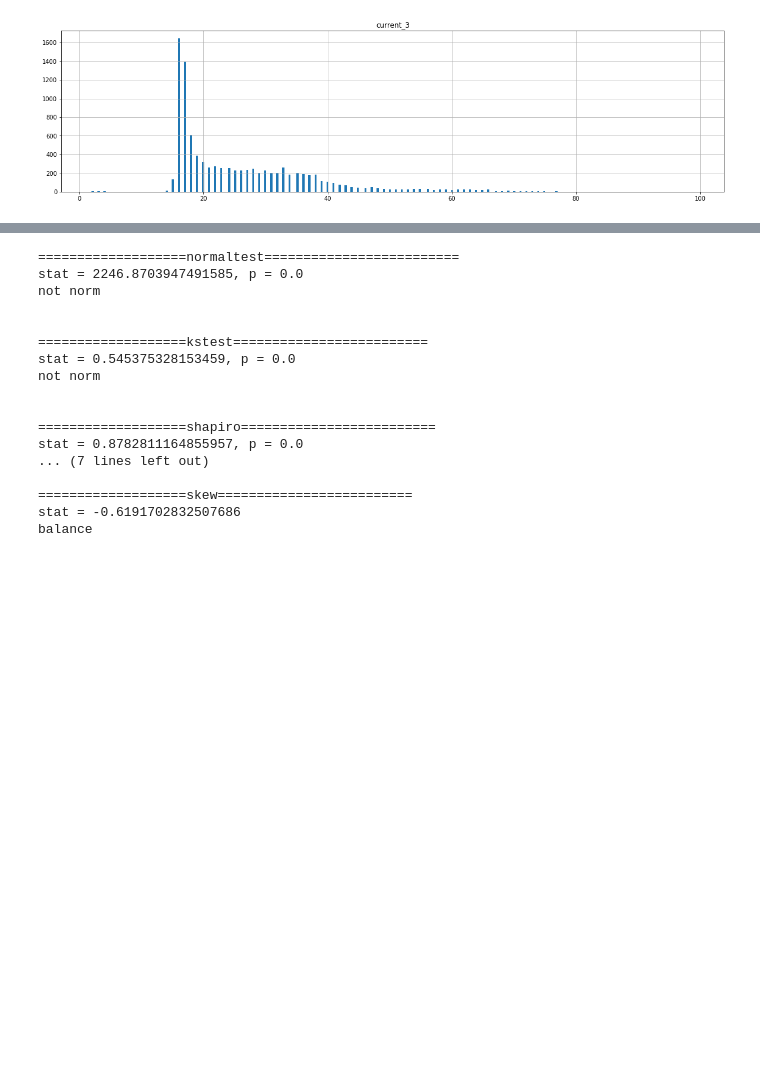
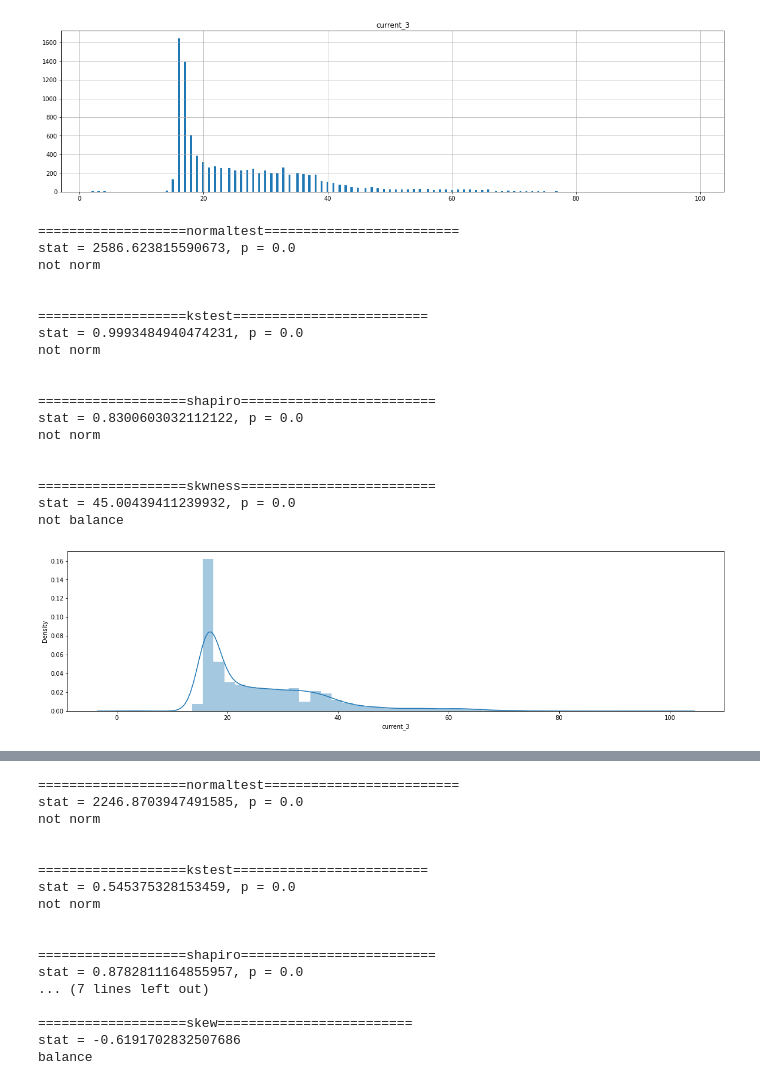
Before and after one commit to kimlolipop/stat-predictive, a Jupyter notebook: stat.ipynb, the cells around one changed output, grey strips where cells are left out. Cells and saved outputs as stored; diff of their text form; code cells hidden in the pictures; blank space fills up the shorter version.

```diff
--- a/stat.ipynb
+++ b/stat.ipynb
@@ -159,6 +159,76 @@ df_focus[[focus]].hist(bins = 300,ax=axes)
 # %% [output]
 array([<AxesSubplot:title={'center':'current_3'}>], dtype=object)
 [figure]
+# %%
+from scipy.stats import normaltest
+from scipy.stats import kstest
+from scipy.stats import shapiro
+from scipy.stats import skewtest
+import seaborn as sns
+
+
+print('===================normaltest=========================')
+stat, p = normaltest(df_focus[focus])
+print('stat = {0}, p = {1}'.format(stat, p))
+if p > 0.05:
+    print('norm')
+else:
+    print('not norm')
+print('\n')
+
+print('===================kstest=========================')
+stat, p = kstest(df_focus[focus], 'norm')
+print('stat = {0}, p = {1}'.format(stat, p))
+if p > 0.05:
+    print('norm')
+else:
+    print('not norm')
+print('\n')
+
+
+
+print('===================shapiro=========================')
+stat, p = shapiro(df_focus[focus])
+print('stat = {0}, p = {1}'.format(stat, p))
+if p > 0.05:
+    print('norm')
+else:
+    print('not norm')
+print('\n')
+
+
+
+print('===================skwness=========================')
+stat, p = skewtest(df_focus[focus])
+print('stat = {0}, p = {1}'.format(stat, p))
+if stat < 1:
+    print('balance')
+else:
+    print('not balance')
+print('\n')
+
+fig, axes = plt.subplots(1, 1, figsize=(20,5))
+ax = sns.distplot(df_focus[focus])
+# %% [output]
+===================normaltest=========================
+stat = 2586.623815590673, p = 0.0
+not norm
+
+
+===================kstest=========================
+stat = 0.9993484940474231, p = 0.0
+not norm
+
+
+===================shapiro=========================
+stat = 0.8300603032112122, p = 0.0
+not norm
+
+
+===================skwness=========================
+stat = 45.00439411239932, p = 0.0
+not balance
+[figure, added]
 # %%
 from scipy.stats import normaltest
 from scipy.stats import kstest
```
Also changed, not shown: parts of 12 cells of this notebook, 3 other files.
